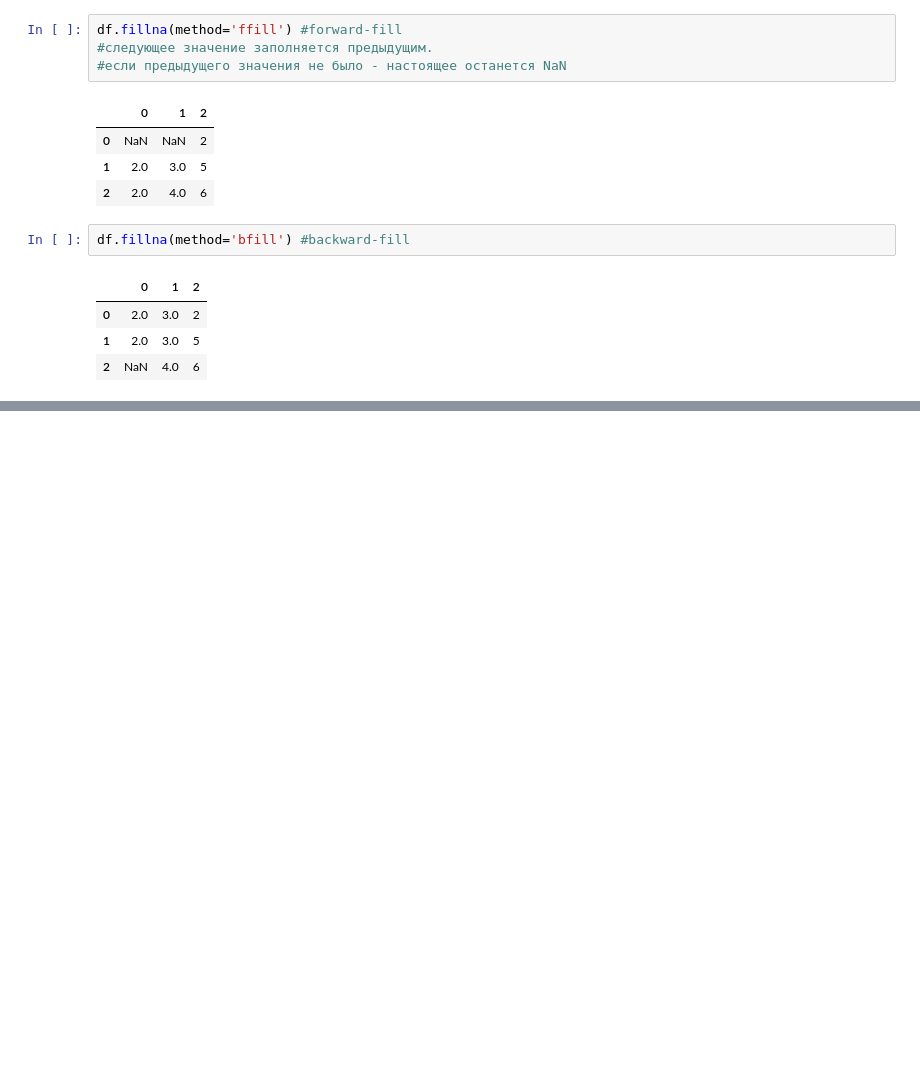
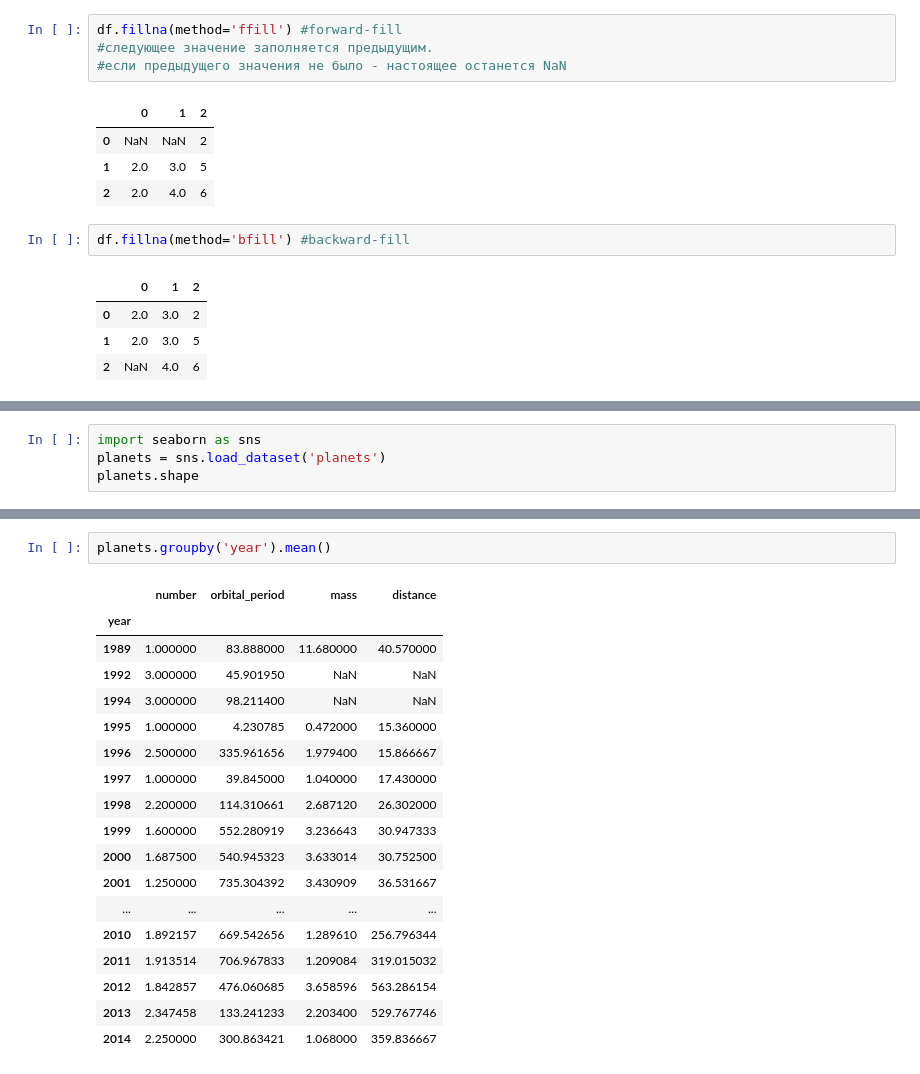
Before and after one commit to dmitry10x/ml_book, a Jupyter notebook: pandas/Untitled.ipynb, the cells around one changed output, grey strips where cells are left out. Drawn from its saved outputs; the diff is of its cells as text; blank space fills up the shorter version.

```diff
--- a/pandas/Untitled.ipynb
+++ b/pandas/Untitled.ipynb
@@ -541,0 +839,4 @@ df.fillna(method='bfill') #backward-fill
+# %%
+import seaborn as sns
+planets = sns.load_dataset('planets')
+planets.shape
@@ -541,0 +932,21 @@ df.fillna(method='bfill') #backward-fill
+# %%
+planets.groupby('year').mean()
+# %% [output]
+|  | number | orbital_period | mass | distance |
+| year |  |  |  |  |
+| 1989 | 1.000000 | 83.888000 | 11.680000 | 40.570000 |
+| 1992 | 3.000000 | 45.901950 | NaN | NaN |
+| 1994 | 3.000000 | 98.211400 | NaN | NaN |
+| 1995 | 1.000000 | 4.230785 | 0.472000 | 15.360000 |
+| 1996 | 2.500000 | 335.961656 | 1.979400 | 15.866667 |
+| 1997 | 1.000000 | 39.845000 | 1.040000 | 17.430000 |
+| 1998 | 2.200000 | 114.310661 | 2.687120 | 26.302000 |
+| 1999 | 1.600000 | 552.280919 | 3.236643 | 30.947333 |
+| 2000 | 1.687500 | 540.945323 | 3.633014 | 30.752500 |
+| 2001 | 1.250000 | 735.304392 | 3.430909 | 36.531667 |
+| ... | ... | ... | ... | ... |
+| 2010 | 1.892157 | 669.542656 | 1.289610 | 256.796344 |
+| 2011 | 1.913514 | 706.967833 | 1.209084 | 319.015032 |
+| 2012 | 1.842857 | 476.060685 | 3.658596 | 563.286154 |
+| 2013 | 2.347458 | 133.241233 | 2.203400 | 529.767746 |
+| 2014 | 2.250000 | 300.863421 | 1.068000 | 359.836667 |
```
Also changed, not shown: parts of 48 cells of this notebook.
